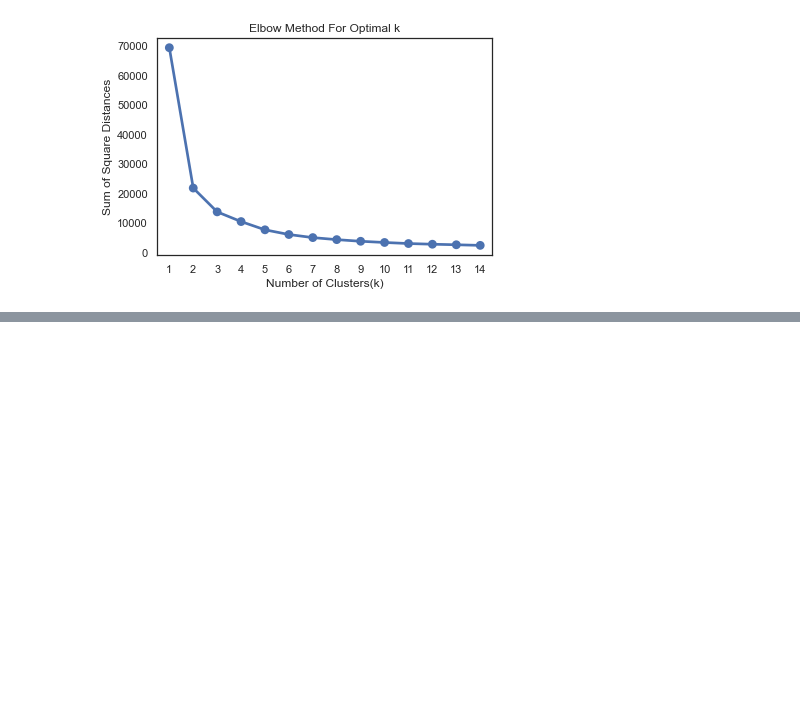
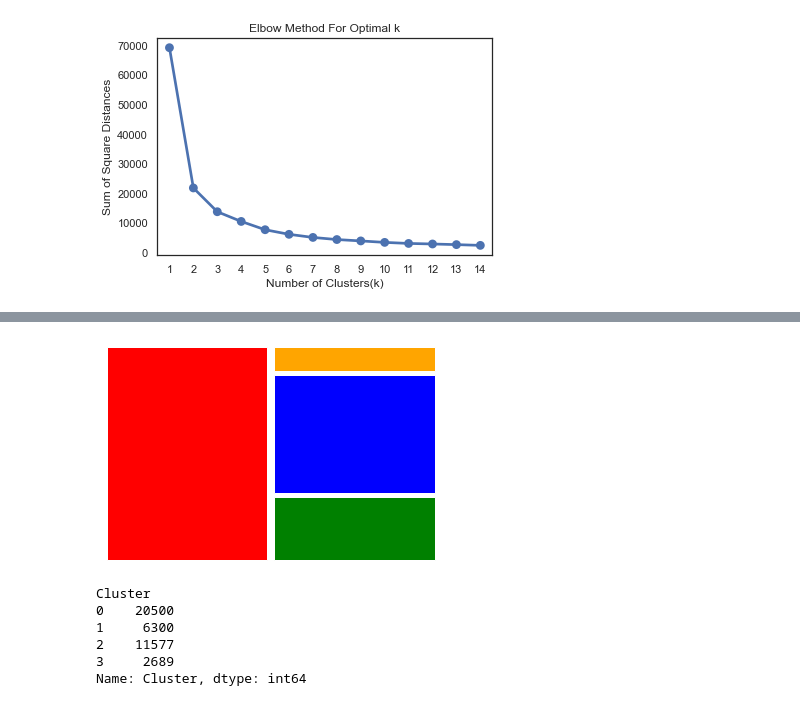
Before and after one commit to diana-kungu/E-commerce-RFM-Analysis, a Jupyter notebook: zcta.ipynb, the cells around one changed output, grey strips where cells are left out. Cells and saved outputs as stored; diff of their text form; code cells hidden in the pictures; blank space fills up the shorter version.

```diff
--- a/zcta.ipynb
+++ b/zcta.ipynb
@@ -183,0 +168,5 @@ df['Cluster']
+# %%
+#Map clusters to status labels
+class_dict = {0: 'upper', 1: 'upper_middle', 2: 'middle', 3: 'working', 4: 'lower'}
+df['Status'] = df.Cluster.map(class_dict)
+df.head()
@@ -183,0 +180,19 @@ df['Cluster']
+# %%
+#Treemap: Distribution of clusters
+labels = ['upper', 'upper-middle', 'middle', 'lower']
+color = ['red', 'green', 'blue', 'orange', 'yellow']
+df_classes = df.groupby('Cluster')['Cluster'].count()
+
+squarify.plot(df_classes.values,
+              color=color,  pad = True)
+plt.axis('off')
+plt.show()
+df_classes
+# %% [output]
+[figure, added]
+Cluster
+0    20500
+1     6300
+2    11577
+3     2689
+Name: Cluster, dtype: int64
```
Also changed, not shown: parts of 5 cells of this notebook.
